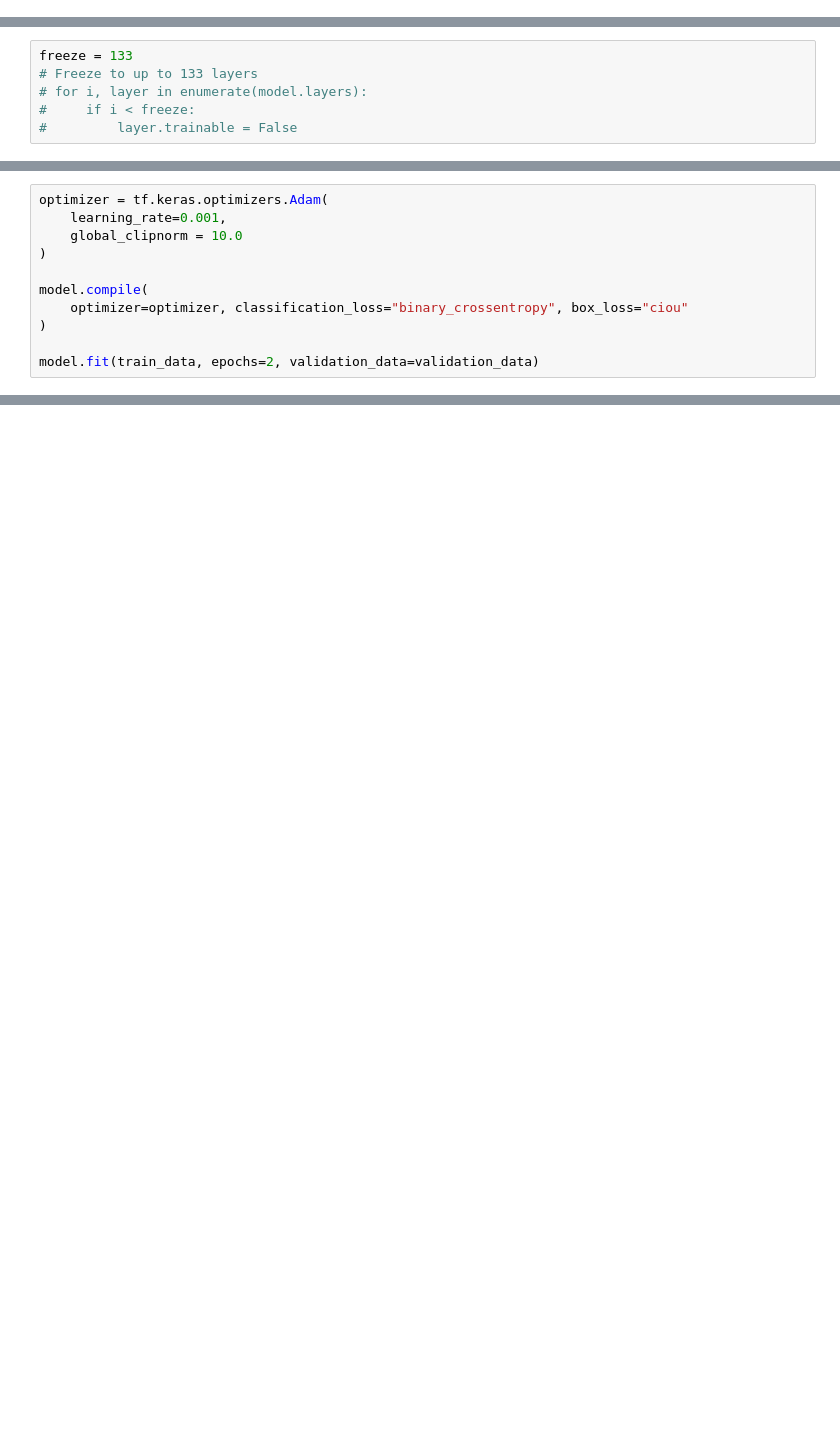
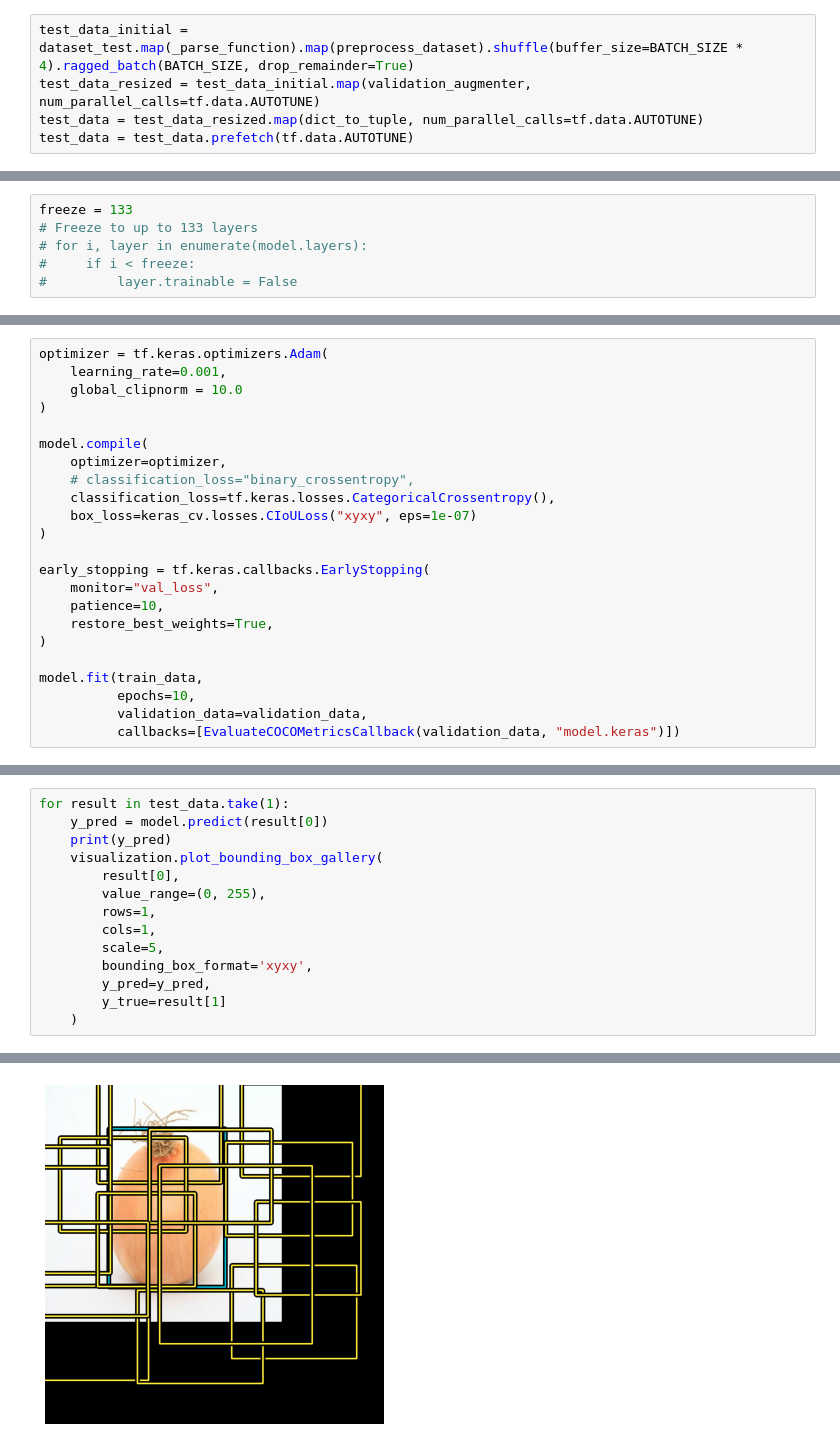
Before and after one commit to Mageiras-C241-PS325/Machine-Learning, a Jupyter notebook: train_model.ipynb, the cells around one changed output, grey strips where cells are left out. Drawn from its saved outputs; the diff is of its cells as text; blank space fills up the shorter version.

Commit message:
Improved model performance

```diff
--- a/train_model.ipynb
+++ b/train_model.ipynb
@@ -205,3 +180,8 @@ validation_data = validation_data.prefetch(tf.data.AUTOTUNE)
+# %%
+test_data_initial = dataset_test.map(_parse_function).map(preprocess_dataset).shuffle(buffer_size=BATCH_SIZE * 4).ragged_batch(BATCH_SIZE, drop_remainder=True)
+test_data_resized = test_data_initial.map(validation_augmenter, num_parallel_calls=tf.data.AUTOTUNE)
+test_data = test_data_resized.map(dict_to_tuple, num_parallel_calls=tf.data.AUTOTUNE)
+test_data = test_data.prefetch(tf.data.AUTOTUNE)
 # %%
 # import keras
 
@@ -334,8 +332,20 @@ optimizer = tf.keras.optimizers.Adam(
 )
 
 model.compile(
-    optimizer=optimizer, classification_loss="binary_crossentropy", box_loss="ciou"
+    optimizer=optimizer,
+    # classification_loss="binary_crossentropy",
+    classification_loss=tf.keras.losses.CategoricalCrossentropy(),
+    box_loss=keras_cv.losses.CIoULoss("xyxy", eps=1e-07)
 )
 
-model.fit(train_data, epochs=2, validation_data=validation_data)
+early_stopping = tf.keras.callbacks.EarlyStopping(
+    monitor="val_loss",
+    patience=10,
+    restore_best_weights=True,
+)
+
+model.fit(train_data,
+          epochs=10,
+          validation_data=validation_data,
+          callbacks=[EvaluateCOCOMetricsCallback(validation_data, "model.keras")])
 # %% [output]
@@ -342,0 +435,15 @@ Epoch 1/2
+# %%
+for result in test_data.take(1):
+    y_pred = model.predict(result[0])
+    print(y_pred)
+    visualization.plot_bounding_box_gallery(
+        result[0],
+        value_range=(0, 255),
+        rows=1,
+        cols=1,
+        scale=5,
+        bounding_box_format='xyxy',
+        y_pred=y_pred,
+        y_true=result[1]
+    )
+# %% [output]
@@ -343 +468,2 @@ Epoch 1/2
+[figure, added]
 # %%
```
Also changed, not shown: parts of 14 cells of this notebook, 8 other files.
